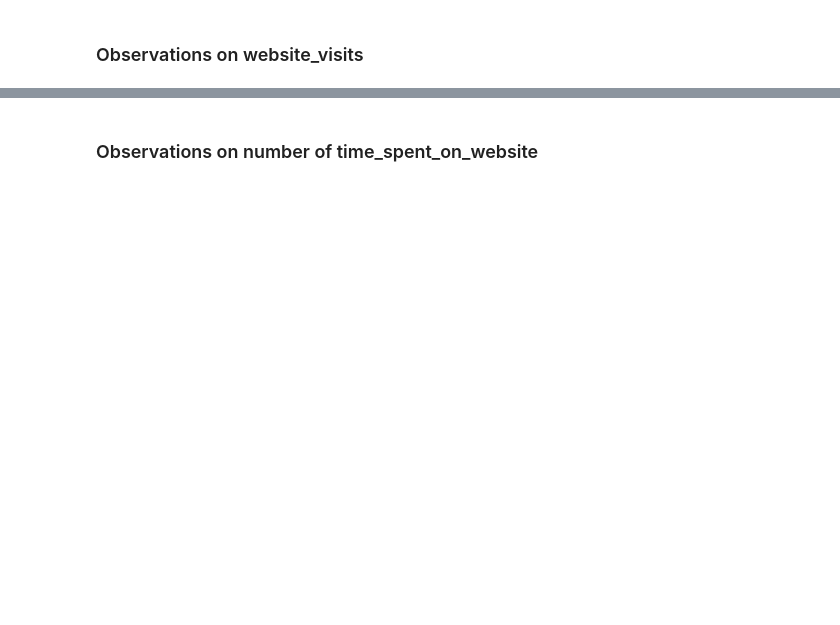
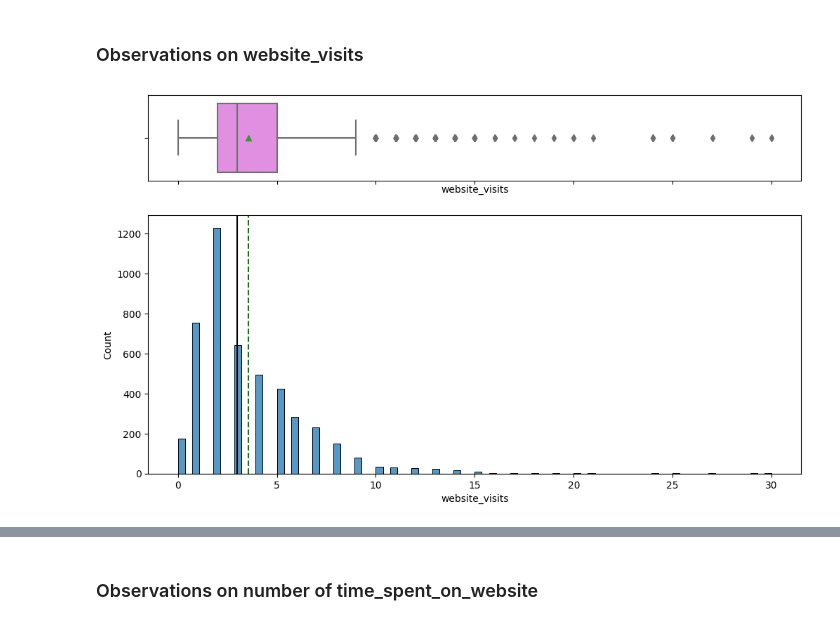
Before and after one commit to Code-Institute-Submissions/advertising_analysis, a Jupyter notebook: jupyter_notebooks/advertising_analysis_project.ipynb, the cells around one changed output, grey strips where cells are left out. Cells and saved outputs as stored; diff of their text form; code cells hidden in the pictures; blank space fills up the shorter version.

```diff
--- a/jupyter_notebooks/advertising_analysis_project.ipynb
+++ b/jupyter_notebooks/advertising_analysis_project.ipynb
@@ -181,7 +243,9 @@ histogram_boxplot(data, "age")
 # %% [markdown]
 ### Observations on website_visits
 # %%
-histogram_boxplot("_________") # Complete the code to plot a histogram_boxplot for website_visits
+histogram_boxplot(data, "website_visits")
+# %% [output]
+[figure, added]
 # %%
 # To check how many leads have not visited web-site
 data[data["website_visits"] == 0].shape
```
Also changed, not shown: parts of 92 cells of this notebook.
